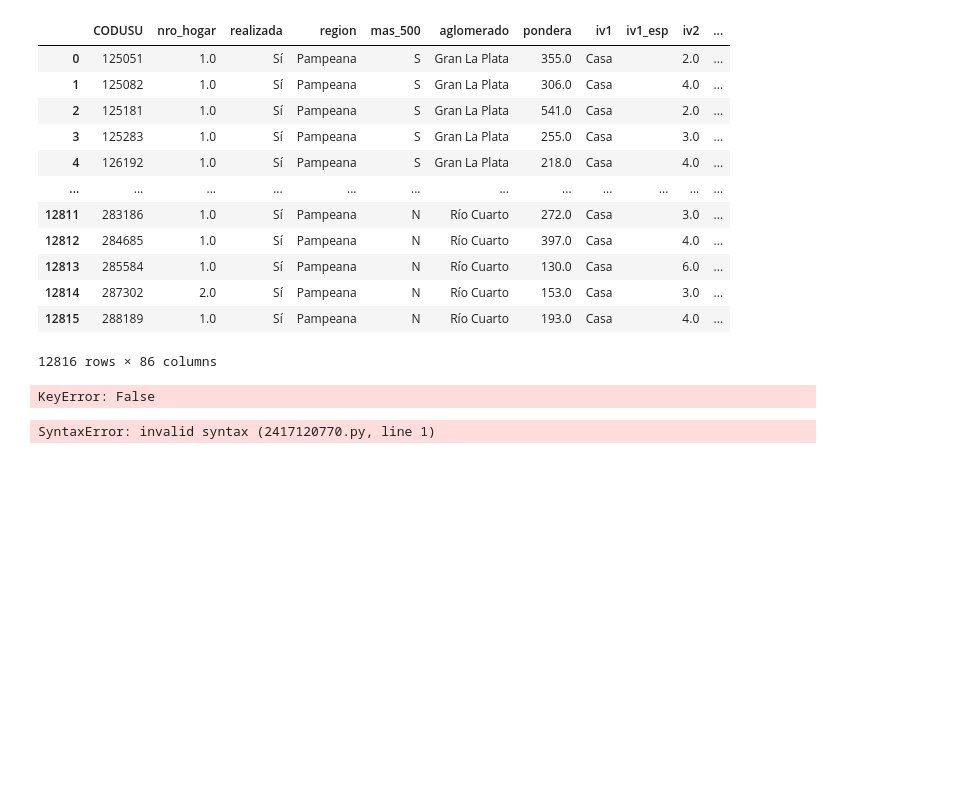
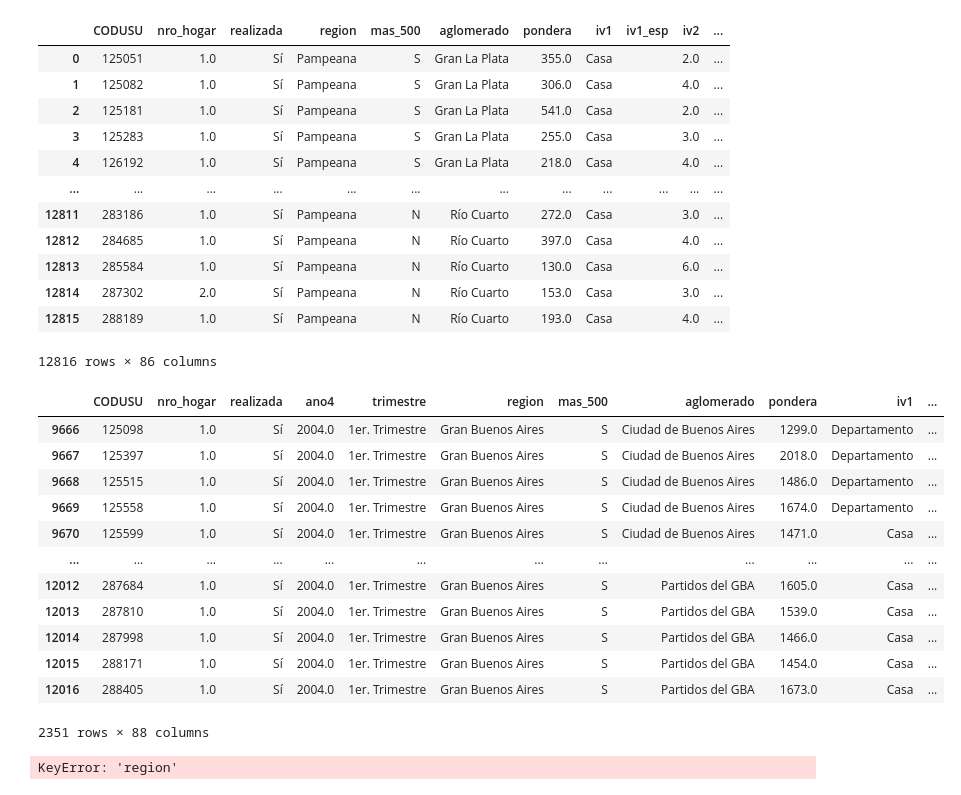
Before and after one commit to jtomasello247/Big-Data---TP-2---Grupo-13, a Jupyter notebook: t104_dta/TP2.ipynb, the cells around one changed output. Saved outputs shown, nothing was run; the diff lists cells and outputs as text; code cells hidden in the pictures; blank space fills up the shorter version.

```diff
--- a/t104_dta/TP2.ipynb
+++ b/t104_dta/TP2.ipynb
@@ -93,10 +93,25 @@ tabla.drop(["trimestre","ano4"], axis=1)
 | 12815 | 288189 | 1.0 | Sí | Pampeana | N | Río Cuarto | 193.0 | Casa |  | 4.0 | ... |
 12816 rows × 86 columns
 # %%
-tabla[tabla["region"=="Pampeana"]]
+df2004 = tabla[tabla["region"]=="Gran Buenos Aires"]
+df2004
 # %% [output]
+|  | CODUSU | nro_hogar | realizada | ano4 | trimestre | region | mas_500 | aglomerado | pondera | iv1 | ... |
+| 9666 | 125098 | 1.0 | Sí | 2004.0 | 1er. Trimestre | Gran Buenos Aires | S | Ciudad de Buenos Aires | 1299.0 | Departamento | ... |
+| 9667 | 125397 | 1.0 | Sí | 2004.0 | 1er. Trimestre | Gran Buenos Aires | S | Ciudad de Buenos Aires | 2018.0 | Departamento | ... |
+| 9668 | 125515 | 1.0 | Sí | 2004.0 | 1er. Trimestre | Gran Buenos Aires | S | Ciudad de Buenos Aires | 1486.0 | Departamento | ... |
+| 9669 | 125558 | 1.0 | Sí | 2004.0 | 1er. Trimestre | Gran Buenos Aires | S | Ciudad de Buenos Aires | 1674.0 | Departamento | ... |
+| 9670 | 125599 | 1.0 | Sí | 2004.0 | 1er. Trimestre | Gran Buenos Aires | S | Ciudad de Buenos Aires | 1471.0 | Casa | ... |
+| ... | ... | ... | ... | ... | ... | ... | ... | ... | ... | ... | ... |
+| 12012 | 287684 | 1.0 | Sí | 2004.0 | 1er. Trimestre | Gran Buenos Aires | S | Partidos del GBA | 1605.0 | Casa | ... |
+| 12013 | 287810 | 1.0 | Sí | 2004.0 | 1er. Trimestre | Gran Buenos Aires | S | Partidos del GBA | 1539.0 | Casa | ... |
+| 12014 | 287998 | 1.0 | Sí | 2004.0 | 1er. Trimestre | Gran Buenos Aires | S | Partidos del GBA | 1466.0 | Casa | ... |
+| 12015 | 288171 | 1.0 | Sí | 2004.0 | 1er. Trimestre | Gran Buenos Aires | S | Partidos del GBA | 1454.0 | Casa | ... |
+| 12016 | 288405 | 1.0 | Sí | 2004.0 | 1er. Trimestre | Gran Buenos Aires | S | Partidos del GBA | 1673.0 | Casa | ... |
-KeyError: False
+2351 rows × 88 columns
 # %%
-tabla["region"]=tabla["region"].apply(lambda 2: "dpto")
+df = pd.read_excel("usu_hogar_T124.xlsx")
-# %% [output]
-SyntaxError: invalid syntax (2417120770.py, line 1)
+# %%
+df2024=df[df["region"]=="Gran Buenos Aires"]
+# %% [output]
+KeyError: 'region'
```
Also changed, not shown: parts of 1 cell of this notebook, 5 other files.
